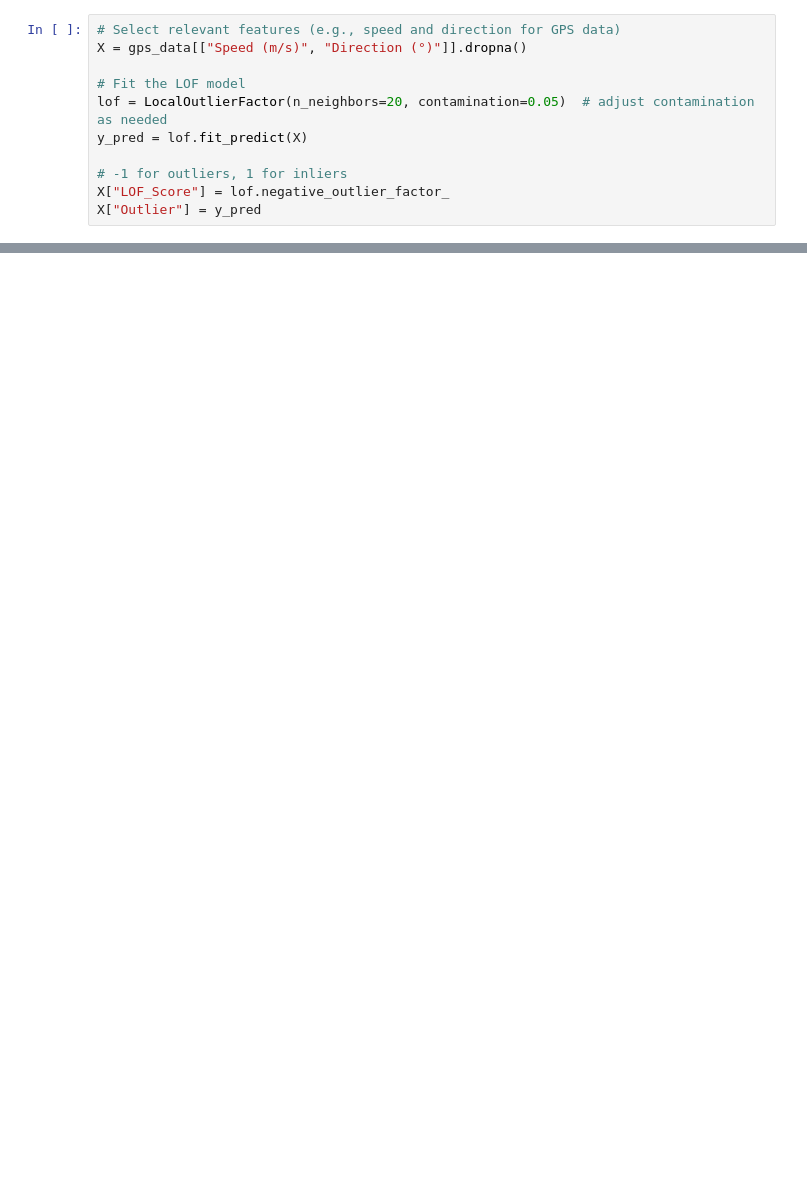
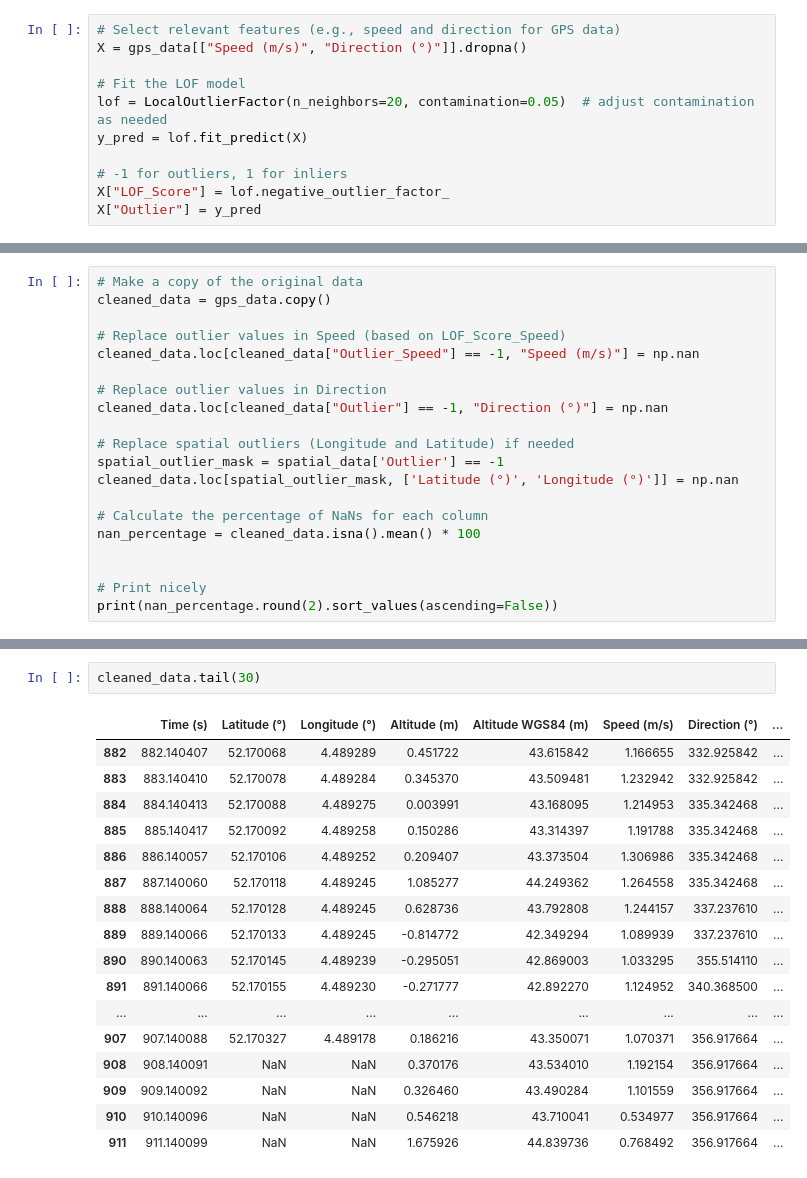
Before and after one commit to Babur-Jihanshahi/MLQS_2025, a Jupyter notebook: OutlierDetection.ipynb, the cells around one changed output, grey strips where cells are left out. Saved outputs shown, nothing was run; the diff lists cells and outputs as text; blank space fills up the shorter version.

```diff
--- a/OutlierDetection.ipynb
+++ b/OutlierDetection.ipynb
@@ -124,0 +177,20 @@ X["Outlier"] = y_pred
+# %%
+# Make a copy of the original data
+cleaned_data = gps_data.copy()
+
+# Replace outlier values in Speed (based on LOF_Score_Speed)
+cleaned_data.loc[cleaned_data["Outlier_Speed"] == -1, "Speed (m/s)"] = np.nan
+
+# Replace outlier values in Direction
+cleaned_data.loc[cleaned_data["Outlier"] == -1, "Direction (°)"] = np.nan
+
+# Replace spatial outliers (Longitude and Latitude) if needed
+spatial_outlier_mask = spatial_data['Outlier'] == -1
+cleaned_data.loc[spatial_outlier_mask, ['Latitude (°)', 'Longitude (°)']] = np.nan
+
+# Calculate the percentage of NaNs for each column
+nan_percentage = cleaned_data.isna().mean() * 100
+
+
+# Print nicely
+print(nan_percentage.round(2).sort_values(ascending=False))
@@ -124,0 +214,20 @@ X["Outlier"] = y_pred
+# %%
+cleaned_data.tail(30)
+# %% [output]
+|  | Time (s) | Latitude (°) | Longitude (°) | Altitude (m) | Altitude WGS84 (m) | Speed (m/s) | Direction (°) | ... |
+| 882 | 882.140407 | 52.170068 | 4.489289 | 0.451722 | 43.615842 | 1.166655 | 332.925842 | ... |
+| 883 | 883.140410 | 52.170078 | 4.489284 | 0.345370 | 43.509481 | 1.232942 | 332.925842 | ... |
+| 884 | 884.140413 | 52.170088 | 4.489275 | 0.003991 | 43.168095 | 1.214953 | 335.342468 | ... |
+| 885 | 885.140417 | 52.170092 | 4.489258 | 0.150286 | 43.314397 | 1.191788 | 335.342468 | ... |
+| 886 | 886.140057 | 52.170106 | 4.489252 | 0.209407 | 43.373504 | 1.306986 | 335.342468 | ... |
+| 887 | 887.140060 | 52.170118 | 4.489245 | 1.085277 | 44.249362 | 1.264558 | 335.342468 | ... |
+| 888 | 888.140064 | 52.170128 | 4.489245 | 0.628736 | 43.792808 | 1.244157 | 337.237610 | ... |
+| 889 | 889.140066 | 52.170133 | 4.489245 | -0.814772 | 42.349294 | 1.089939 | 337.237610 | ... |
+| 890 | 890.140063 | 52.170145 | 4.489239 | -0.295051 | 42.869003 | 1.033295 | 355.514110 | ... |
+| 891 | 891.140066 | 52.170155 | 4.489230 | -0.271777 | 42.892270 | 1.124952 | 340.368500 | ... |
+| ... | ... | ... | ... | ... | ... | ... | ... | ... |
+| 907 | 907.140088 | 52.170327 | 4.489178 | 0.186216 | 43.350071 | 1.070371 | 356.917664 | ... |
+| 908 | 908.140091 | NaN | NaN | 0.370176 | 43.534010 | 1.192154 | 356.917664 | ... |
+| 909 | 909.140092 | NaN | NaN | 0.326460 | 43.490284 | 1.101559 | 356.917664 | ... |
+| 910 | 910.140096 | NaN | NaN | 0.546218 | 43.710041 | 0.534977 | 356.917664 | ... |
+| 911 | 911.140099 | NaN | NaN | 1.675926 | 44.839736 | 0.768492 | 356.917664 | ... |
```
Also changed, not shown: parts of 9 cells of this notebook.
